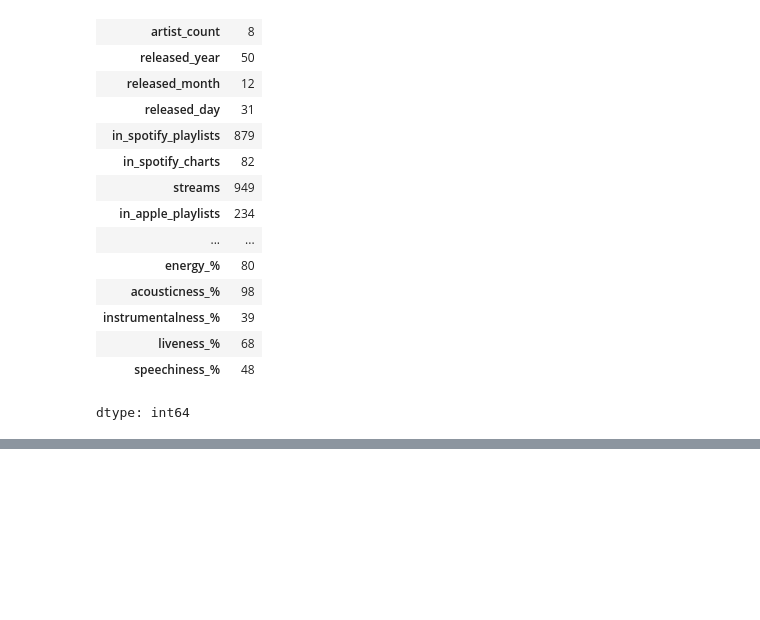
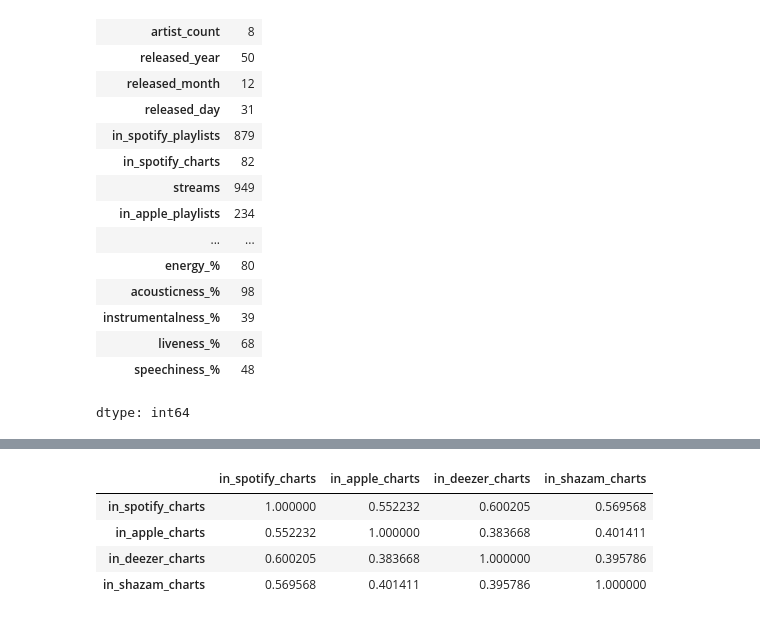
Before and after one commit to JoshuaHildebrand/CMSC320_Project, a Jupyter notebook: Project.ipynb, the cells around one changed output, grey strips where cells are left out. Saved outputs shown, nothing was run; the diff lists cells and outputs as text; code cells hidden in the pictures; blank space fills up the shorter version.

```diff
--- a/Project.ipynb
+++ b/Project.ipynb
@@ -42,0 +49,17 @@ dtype: int64
+# %%
+charts_df = df
+charts_df['in_shazam_charts'] = charts_df['in_shazam_charts'].astype(str)
+charts_df['in_shazam_charts'] = charts_df['in_shazam_charts'].str.replace(',','',regex = False)
+charts_df['in_shazam_charts'] = charts_df['in_shazam_charts'].astype(int)
+
+charts_df = charts_df[['in_spotify_charts', 'in_apple_charts', 'in_deezer_charts', 'in_shazam_charts']]
+
+df_corr = charts_df.corr().style.background_gradient(cmap='RdBu')
+
+display(df_corr)
+# %% [output]
+|  | in_spotify_charts | in_apple_charts | in_deezer_charts | in_shazam_charts |
+| in_spotify_charts | 1.000000 | 0.552232 | 0.600205 | 0.569568 |
+| in_apple_charts | 0.552232 | 1.000000 | 0.383668 | 0.401411 |
+| in_deezer_charts | 0.600205 | 0.383668 | 1.000000 | 0.395786 |
+| in_shazam_charts | 0.569568 | 0.401411 | 0.395786 | 1.000000 |
```
Also changed, not shown: parts of 4 cells of this notebook.
